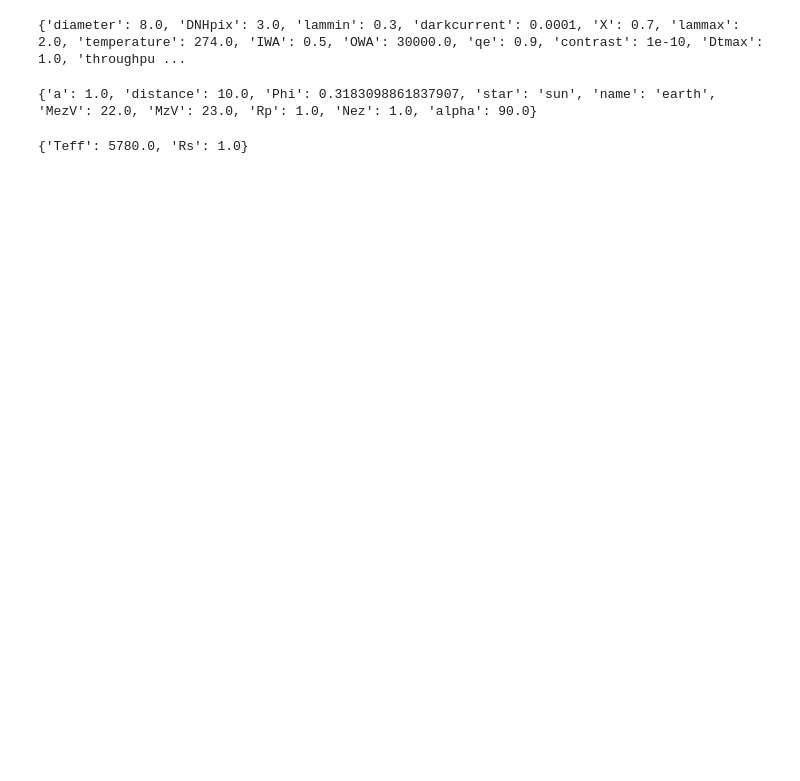
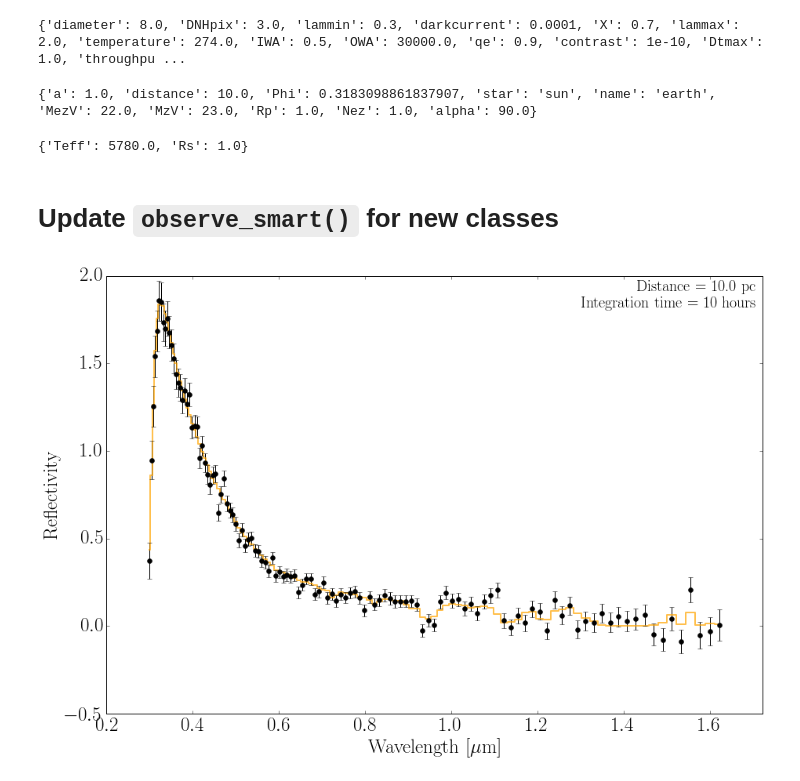
Before and after one commit to jlustigy/coronagraph, a Jupyter notebook: notebooks/telescope_class.ipynb, the cells around one changed output. Drawn from its saved outputs; the diff is of its cells as text; code cells hidden in the pictures; blank space fills up the shorter version.

Commit message:
Created smart_observation() function

```diff
--- a/notebooks/telescope_class.ipynb
+++ b/notebooks/telescope_class.ipynb
@@ -81,7 +81,7 @@ class Telescope(object):
         self.qe=q
 
     def __str__(self):
-        string = 'Coronograph: \n------------\n'+\
+        string = 'Coronagraph: \n------------\n'+\
             '- Minimum wavelength (um) : '+"%s" % (self.lammin)+'\n'+\
             '- Maximum wavelength (um)  : '+"%s" % (self.lammax)+'\n'+\
             '- Spectral resolution (lambda / delta-lambda)  : '+"%s" % (self.resolution)+' \n'+\
@@ -199,8 +199,8 @@ class Star(object):
 
     def __str__(self):
         string = 'Star: \n-----\n'+\
-            '- Effective Temperature  : '+"%s" % (self.Teff)+'\n'+\
-            '- Radius : '+"%s" % (self.Rs)
+            '- Effective Temperature (K)  : '+"%s" % (self.Teff)+'\n'+\
+            '- Radius (Solar Radii) : '+"%s" % (self.Rs)
         return string
 # %%
 T = Telescope()
@@ -908,3 +908,5 @@ s = Input(input_type='star')
 {'Teff': 5780.0, 'Rs': 1.0}
 # %%
 ret = call_atlast_noise(t,p)
+# %% [markdown]
+# Update `observe_smart()` for new classes
@@ -910,0 +1232,7 @@ ret = call_atlast_noise(t,p)
+# %%
+T.lammax = 1.6
+P.alpha = 90.
+# %%
+dat = smart_observation('../planets/F2V_5.e-1fCO2_1.e6H2Volc_1.e10BIF.out_toa.rad', 10.0, T, P, S, saveplot=False, savedata=False)
+# %% [output]
+[figure, added]
```
Also changed, not shown: parts of 11 cells of this notebook, 19 other files.
